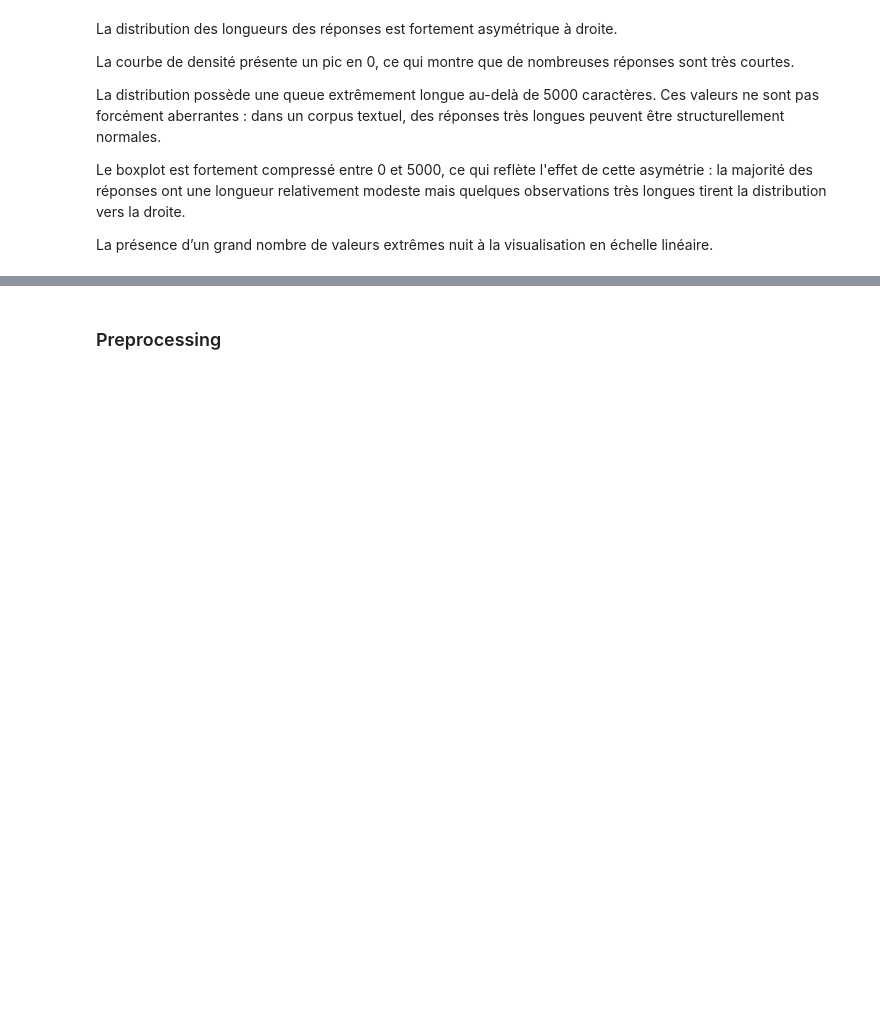
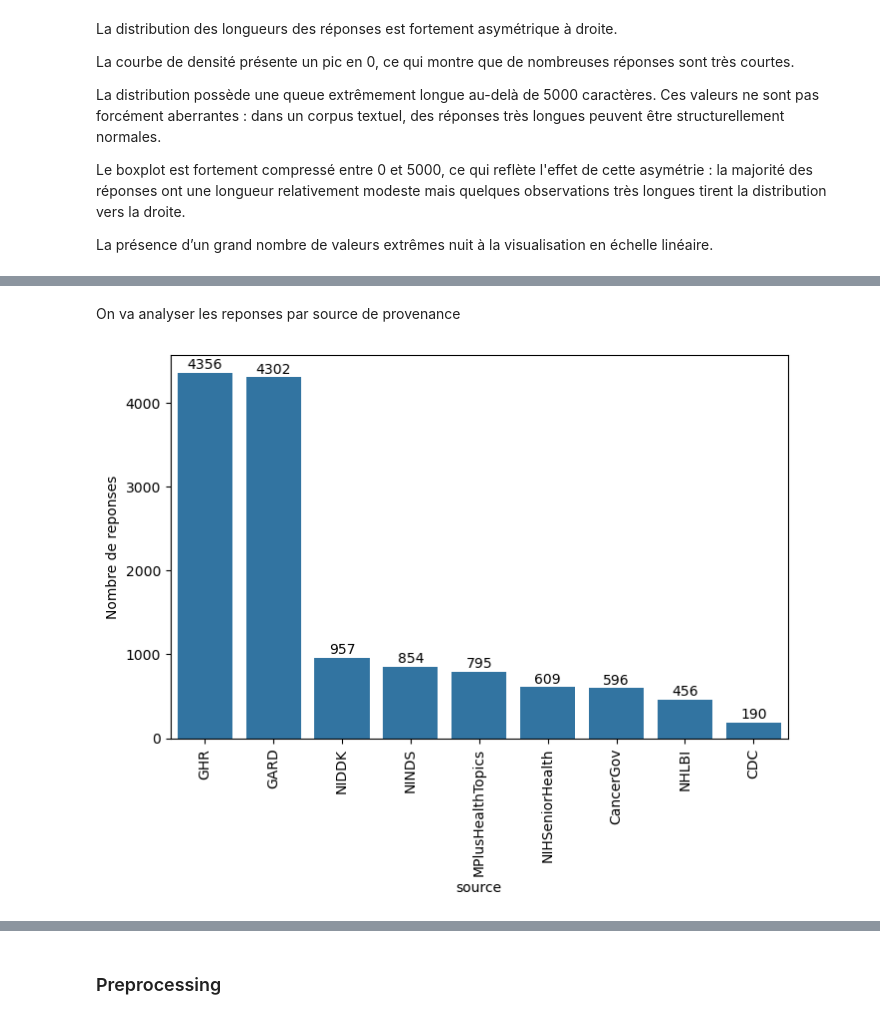
Before and after one commit to YabaCoffie/healthcare, a Jupyter notebook: healthcare.ipynb, the cells around one changed output, grey strips where cells are left out. Saved outputs shown, nothing was run; the diff lists cells and outputs as text; code cells hidden in the pictures; blank space fills up the shorter version.

Commit message:
première analyse linguistique

```diff
--- a/healthcare.ipynb
+++ b/healthcare.ipynb
@@ -100,0 +123,14 @@ plt.xlim(0, 2000)
+# %% [markdown]
+On va analyser les reponses par source de provenance
+# %%
+ax = train_data["source"].value_counts()
+plt.figure(figsize=(8,5))
+sns.barplot(x=ax.index, y=ax.values)
+plt.xticks(rotation=90)
+plt.ylabel("Nombre de reponses")
+
+for i, v in enumerate(ax.values):
+    plt.text(i, v + 50, str(v), ha='center')
+plt.show()
+# %% [output]
+[figure, added]
```
Also changed, not shown: parts of 11 cells of this notebook.
